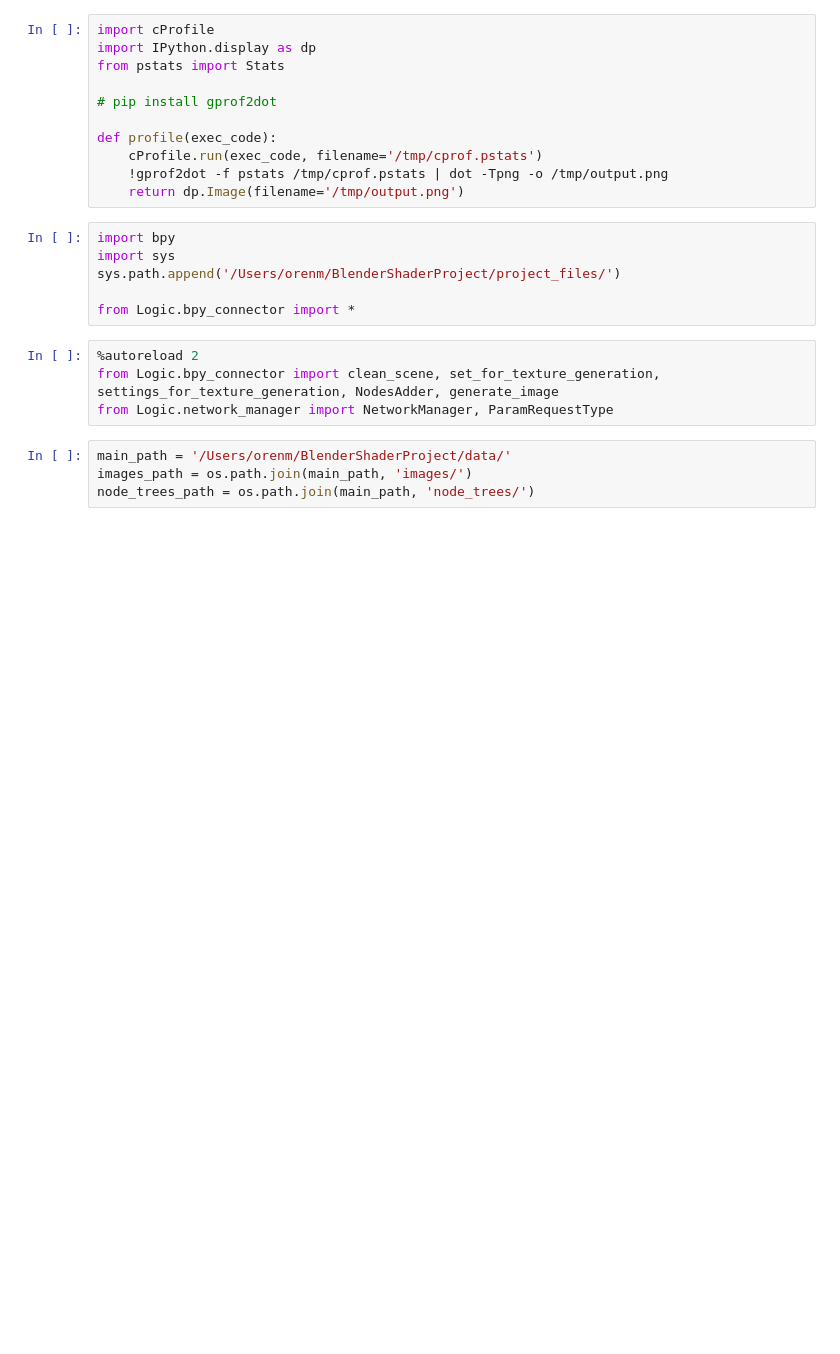
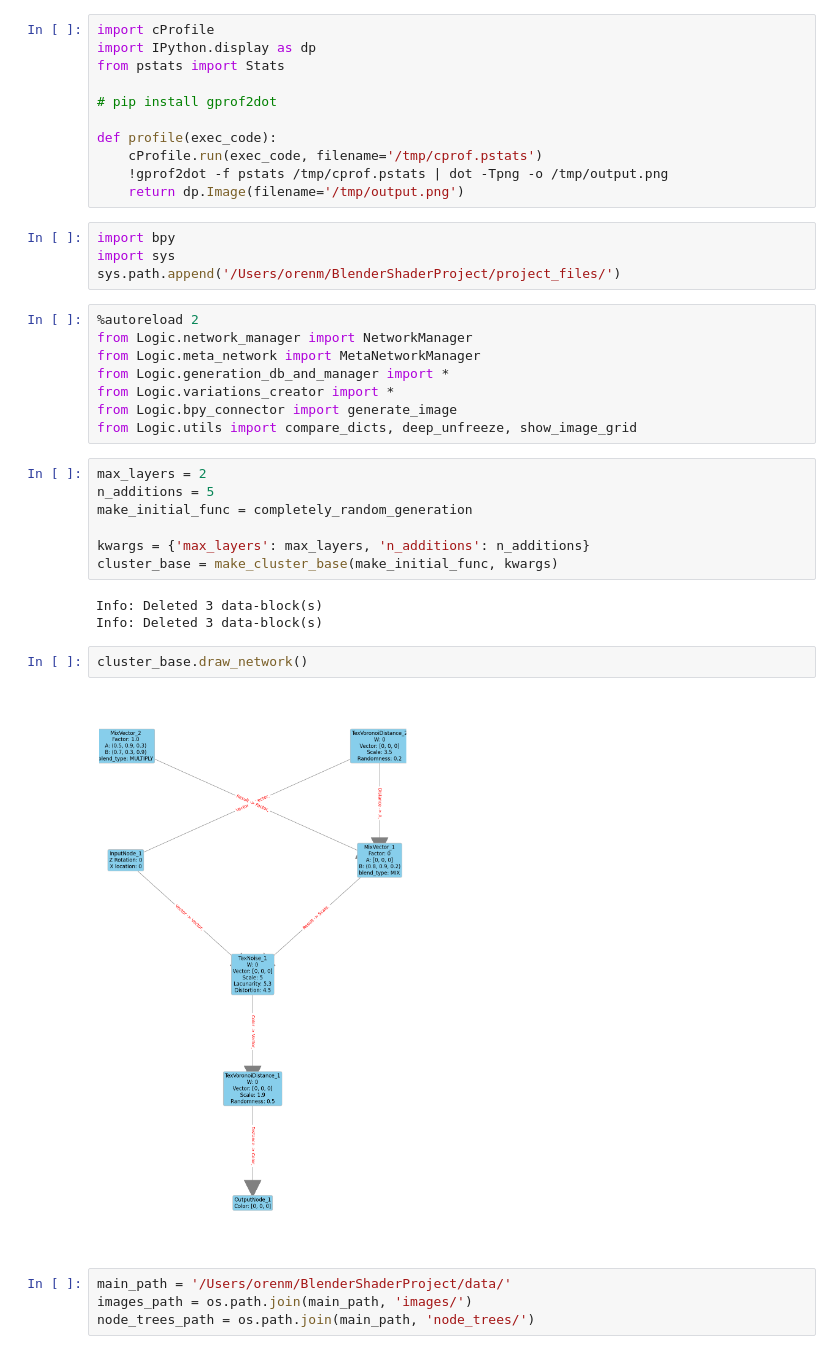
Before and after one commit to orenmatar/blender_shader, a Jupyter notebook: notebooks/generate_blender.ipynb, the cells around one changed output. Drawn from its saved outputs; the diff is of its cells as text; blank space fills up the shorter version.

Commit message:
improving textures quality and generation process

```diff
--- a/notebooks/generate_blender.ipynb
+++ b/notebooks/generate_blender.ipynb
@@ -23,12 +23,28 @@ def profile(exec_code):
 import bpy
 import sys
 sys.path.append('/Users/orenm/BlenderShaderProject/project_files/')
-
-from Logic.bpy_connector import *
 # %%
 %autoreload 2
-from Logic.bpy_connector import clean_scene, set_for_texture_generation, settings_for_texture_generation, NodesAdder, generate_image
-from Logic.network_manager import NetworkManager, ParamRequestType
+from Logic.network_manager import NetworkManager
+from Logic.meta_network import MetaNetworkManager
+from Logic.generation_db_and_manager import *
+from Logic.variations_creator import *
+from Logic.bpy_connector import generate_image
+from Logic.utils import compare_dicts, deep_unfreeze, show_image_grid
+# %%
+max_layers = 2
+n_additions = 5
+make_initial_func = completely_random_generation
+
+kwargs = {'max_layers': max_layers, 'n_additions': n_additions}
+cluster_base = make_cluster_base(make_initial_func, kwargs)
+# %% [output]
+Info: Deleted 3 data-block(s)
+Info: Deleted 3 data-block(s)
+# %%
+cluster_base.draw_network()
+# %% [output]
+[figure, added]
 # %%
 main_path = '/Users/orenm/BlenderShaderProject/data/'
 images_path = os.path.join(main_path, 'images/')
```
Also changed, not shown: 9 other files.
